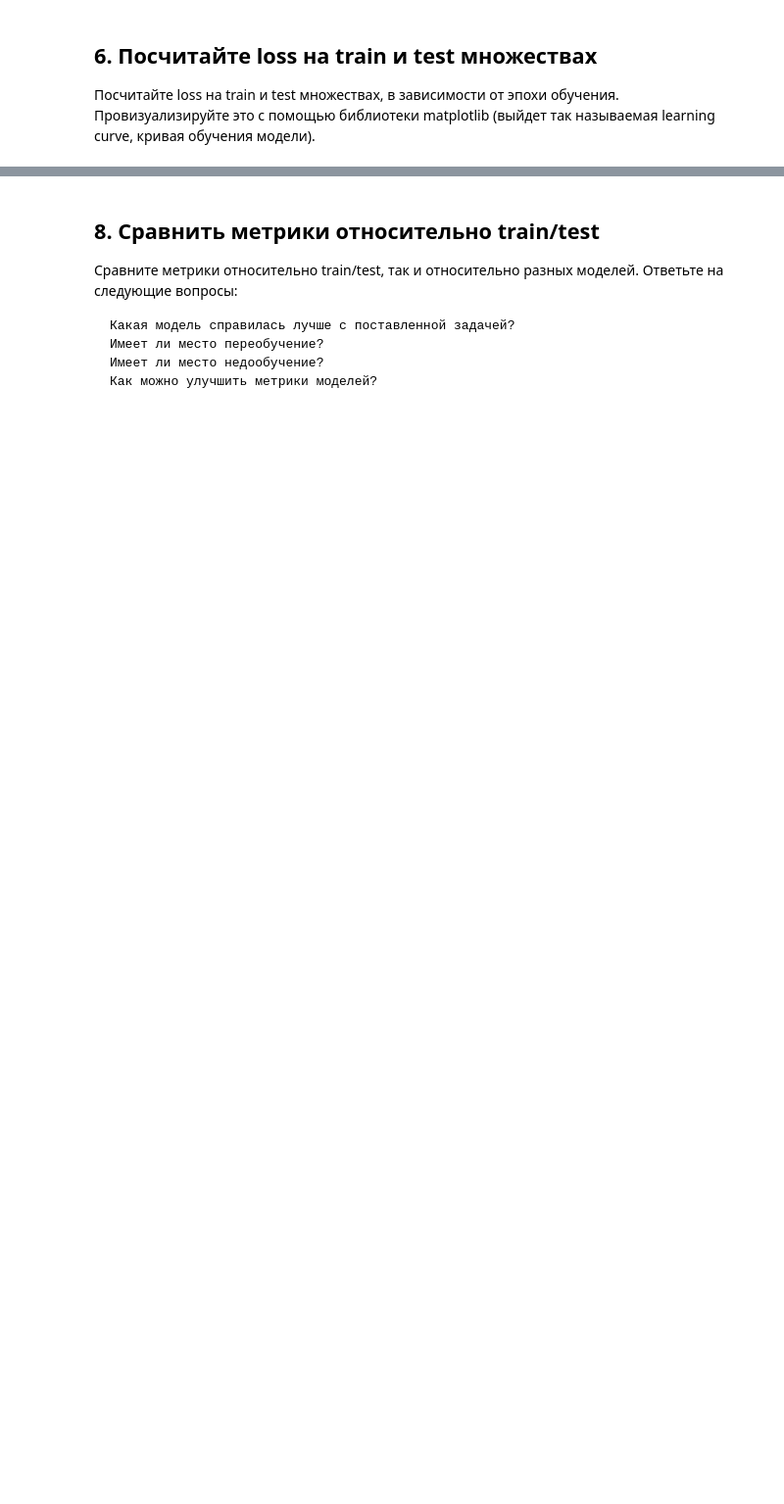
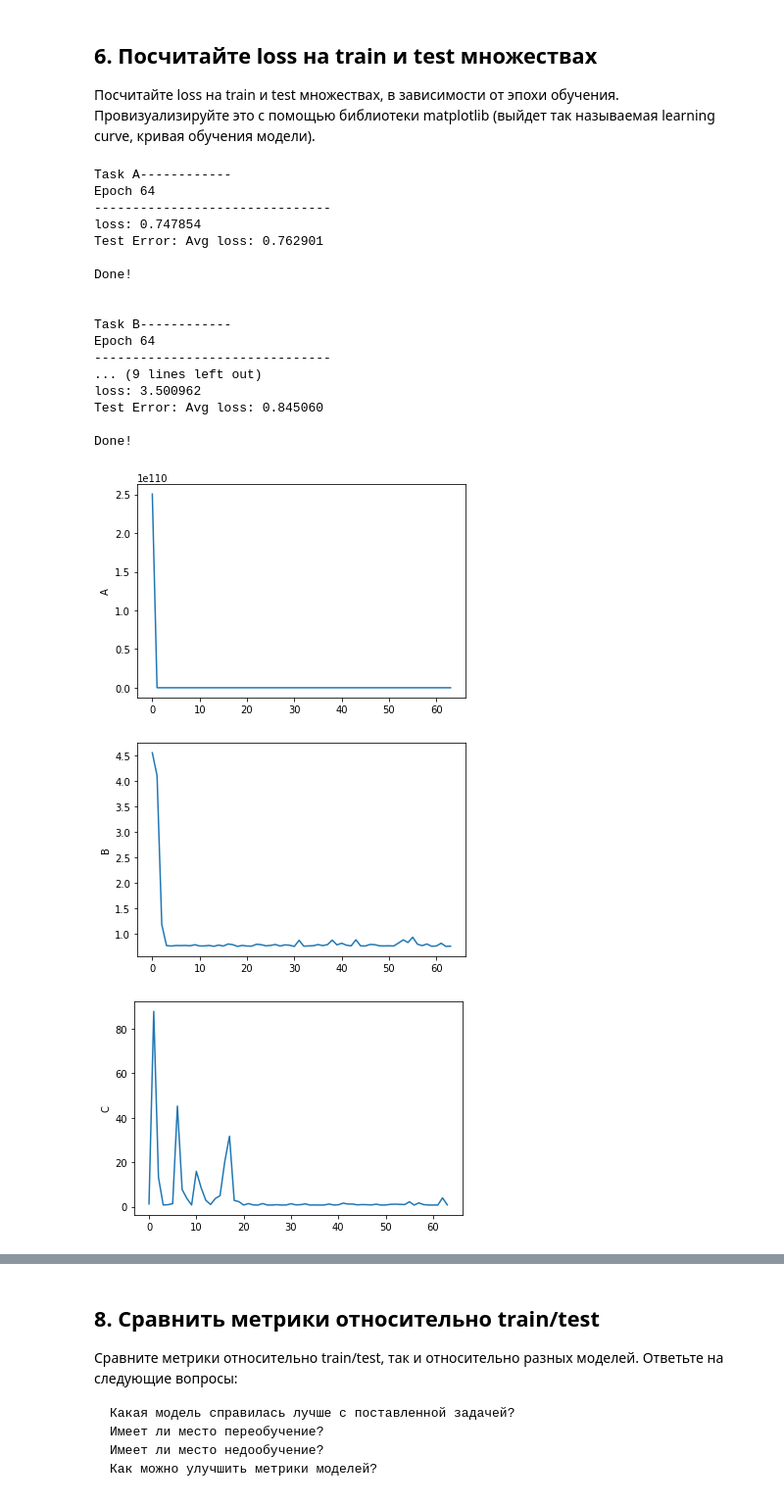
Before and after one commit to 24r3/ann2024, a Jupyter notebook: L4/lab4.ipynb, the cells around one changed output, grey strips where cells are left out. Shown: that part at 98% size. Drawn from its saved outputs; the diff is of its cells as text; code cells hidden in the pictures; blank space fills up the shorter version.

```diff
--- a/L4/lab4.ipynb
+++ b/L4/lab4.ipynb
@@ -258,21 +187,20 @@ Done!
 #B Один скрытый слой
 class NNB(nn.Module):
     def __init__(self):
-        super(NeuralNetwork, self).__init__()
+        super(NNB, self).__init__()
+        self.flatten = nn.Flatten()
         self.linear_relu_stack = nn.Sequential(
-            nn.Linear(1, 64),
+            nn.Linear(70, 256),
             nn.ReLU(),
-            nn.Linear(64, 32),
+            nn.Linear(256, 256),
             nn.ReLU(),
-            nn.Linear(32, 1),
+            nn.Linear(256, 1)
         )
+        self.double()
 
     def forward(self, x):
+        x = self.flatten(x)
         logits = self.linear_relu_stack(x)
         return logits
-
-model = NNA()
-learning_rate = 0.0001
-optimizer = torch.optim.Adam(model.parameters(), lr=learning_rate)
 # %%
 #C Три скрытых слоя
@@ -282,3 +270,59 @@ optimizer = torch.optim.Adam(model.parameters(), lr=learning_rate)
+# %%
+#error
+learning_rate = 1e-1
+#A
+curve_A = []
+print("Task A------------")
+modelA = NNA()
+model.taining = True
+optimizer = torch.optim.SGD(modelA.parameters(), lr=learning_rate)
+loss_fn = nn.MSELoss()
+test_suit(64, 64, modelA, loss_fn, optimizer, curve_A)
+#B
+curve_B = []
+print("\n\nTask B------------")
+modelB = NNB()
+optimizer = torch.optim.Adam(modelB.parameters(), lr=learning_rate)
+test_suit(64, 64, modelB, loss_fn, optimizer, curve_B)
+#C
+curve_C = []
+print("\n\nTask C------------")
+modelC = NNC()
+optimizer = torch.optim.Adam(modelC.parameters(), lr=learning_rate)
+test_suit(64, 64, modelC, loss_fn, optimizer, curve_C)
+import matplotlib.pyplot as plt
+import numpy as np
+import math
+plt.plot(curve_A)
+plt.ylabel('A')
+plt.show()
+plt.plot(curve_B)
+plt.ylabel('B')
+plt.show()
+plt.plot(curve_C)
+plt.ylabel('C')
+plt.show()
+# %% [output]
+Task A------------
+Epoch 64
+-------------------------------
+loss: 0.747854
+Test Error: Avg loss: 0.762901
+
+Done!
+
+
+Task B------------
+Epoch 64
+-------------------------------
+... (9 lines left out)
+loss: 3.500962
+Test Error: Avg loss: 0.845060
+
+Done!
+[figure, added]
+[figure, added]
+[figure, added]
 # %% [markdown]
 ## 7. Посчитать метрики на train и test множествах
 Посчитайте метрики на train и test множествах:
```
Also changed, not shown: parts of 12 cells of this notebook, 1 other file.
